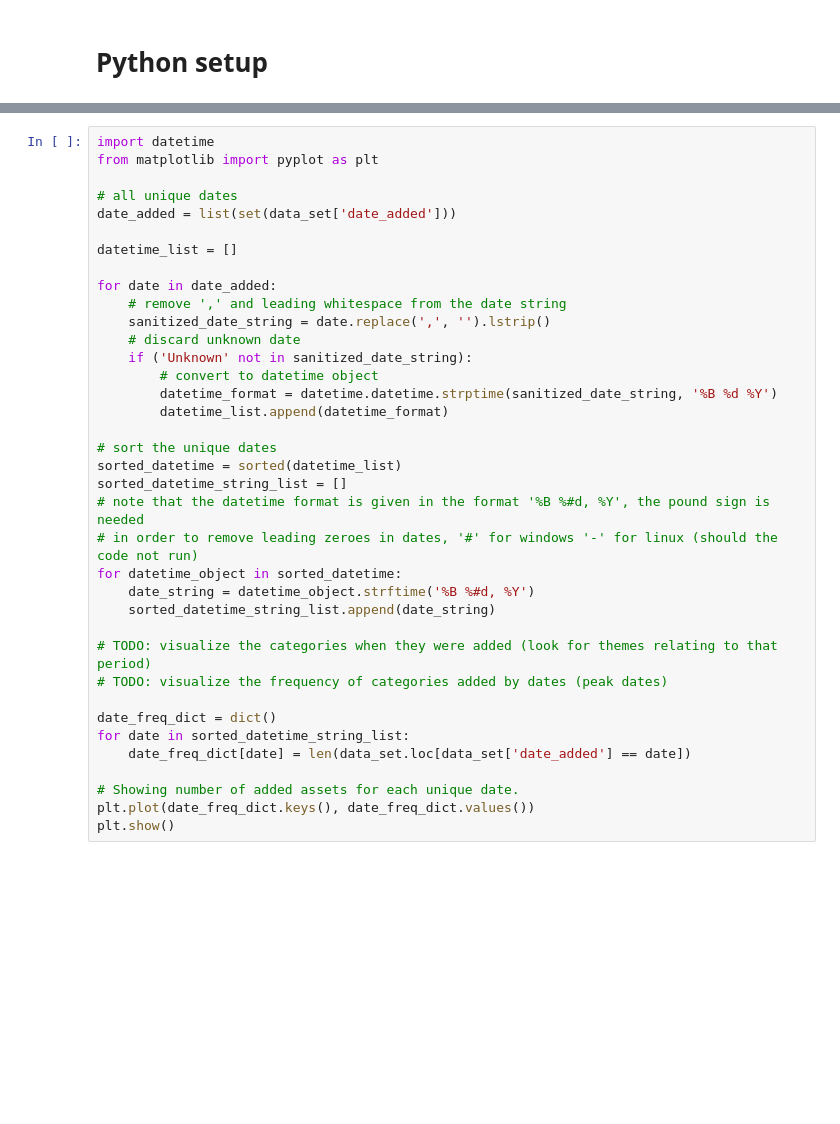
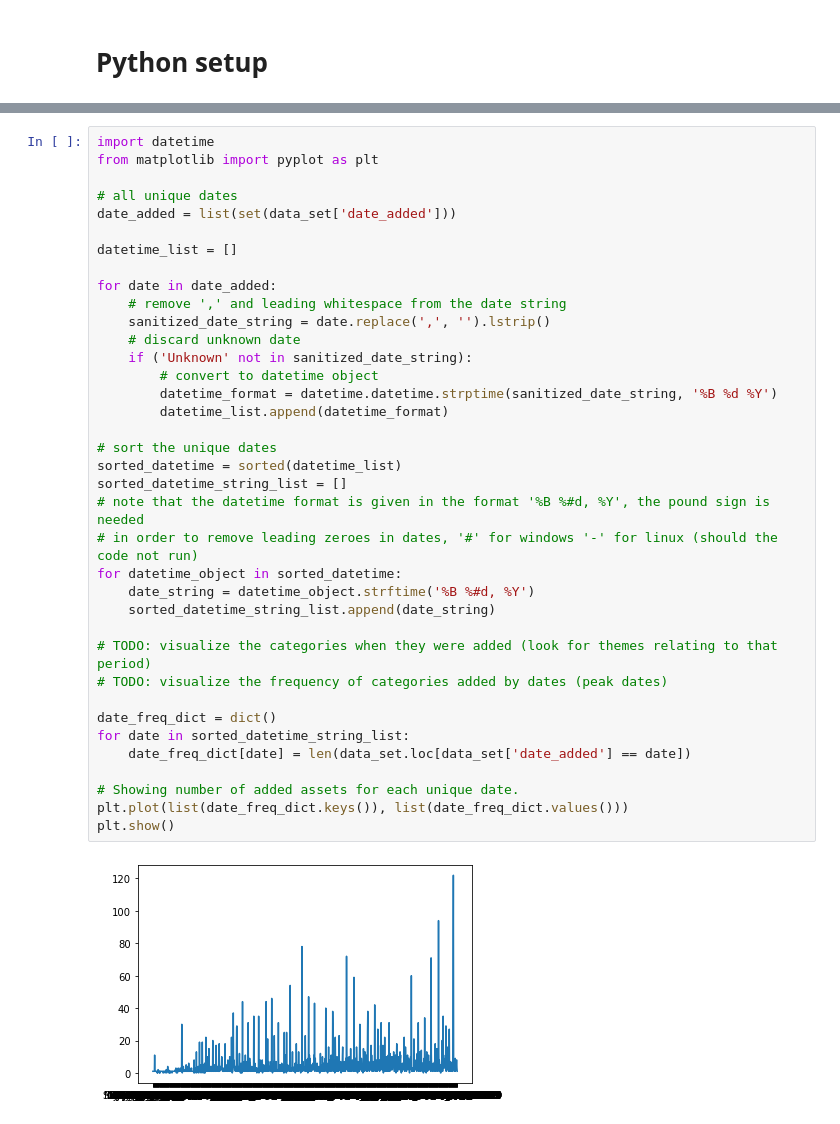
Before and after one commit to aSkailand/dat540-netflix_catalogue, a Jupyter notebook: src/netflix_catalogue_view.ipynb, the cells around one changed output, grey strips where cells are left out. Drawn from its saved outputs; the diff is of its cells as text; blank space fills up the shorter version.

Commit message:
Fixed key list bug

```diff
--- a/src/netflix_catalogue_view.ipynb
+++ b/src/netflix_catalogue_view.ipynb
@@ -35,31 +35,33 @@ date_added = list(set(data_set['date_added']))
 
 datetime_list = []
 
 for date in date_added:
     # remove ',' and leading whitespace from the date string
     sanitized_date_string = date.replace(',', '').lstrip()
     # discard unknown date
     if ('Unknown' not in sanitized_date_string):
         # convert to datetime object
         datetime_format = datetime.datetime.strptime(sanitized_date_string, '%B %d %Y')
         datetime_list.append(datetime_format)
 
 # sort the unique dates
 sorted_datetime = sorted(datetime_list)
 sorted_datetime_string_list = []
 # note that the datetime format is given in the format '%B %#d, %Y', the pound sign is needed
 # in order to remove leading zeroes in dates, '#' for windows '-' for linux (should the code not run)
 for datetime_object in sorted_datetime:
     date_string = datetime_object.strftime('%B %#d, %Y')
     sorted_datetime_string_list.append(date_string)
 
 # TODO: visualize the categories when they were added (look for themes relating to that period)
 # TODO: visualize the frequency of categories added by dates (peak dates)
 
 date_freq_dict = dict()
 for date in sorted_datetime_string_list:
     date_freq_dict[date] = len(data_set.loc[data_set['date_added'] == date])
 
 # Showing number of added assets for each unique date.
-plt.plot(date_freq_dict.keys(), date_freq_dict.values())
+plt.plot(list(date_freq_dict.keys()), list(date_freq_dict.values()))
 plt.show()
+# %% [output]
+[figure, added]
```
Also changed, not shown: parts of 2 cells of this notebook.
